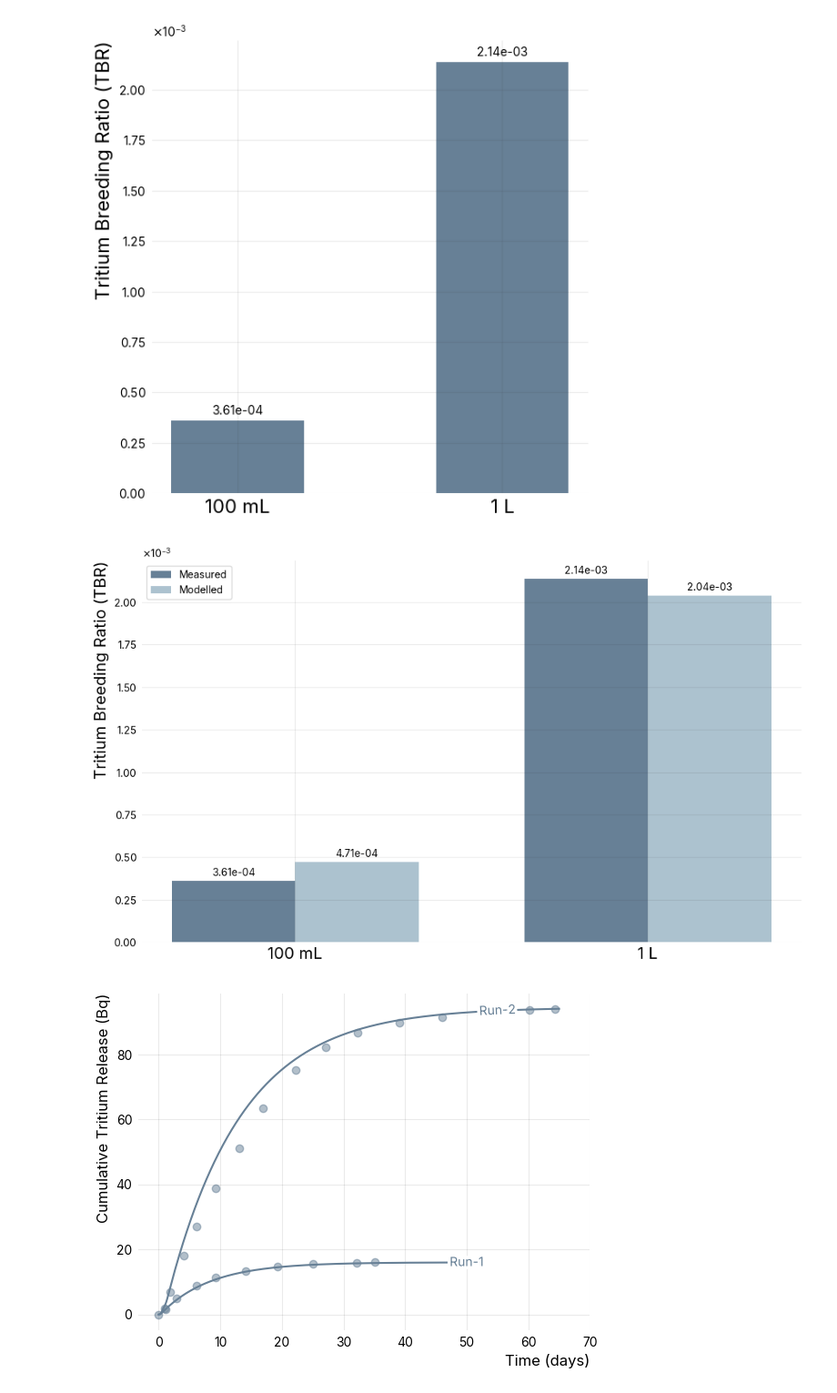
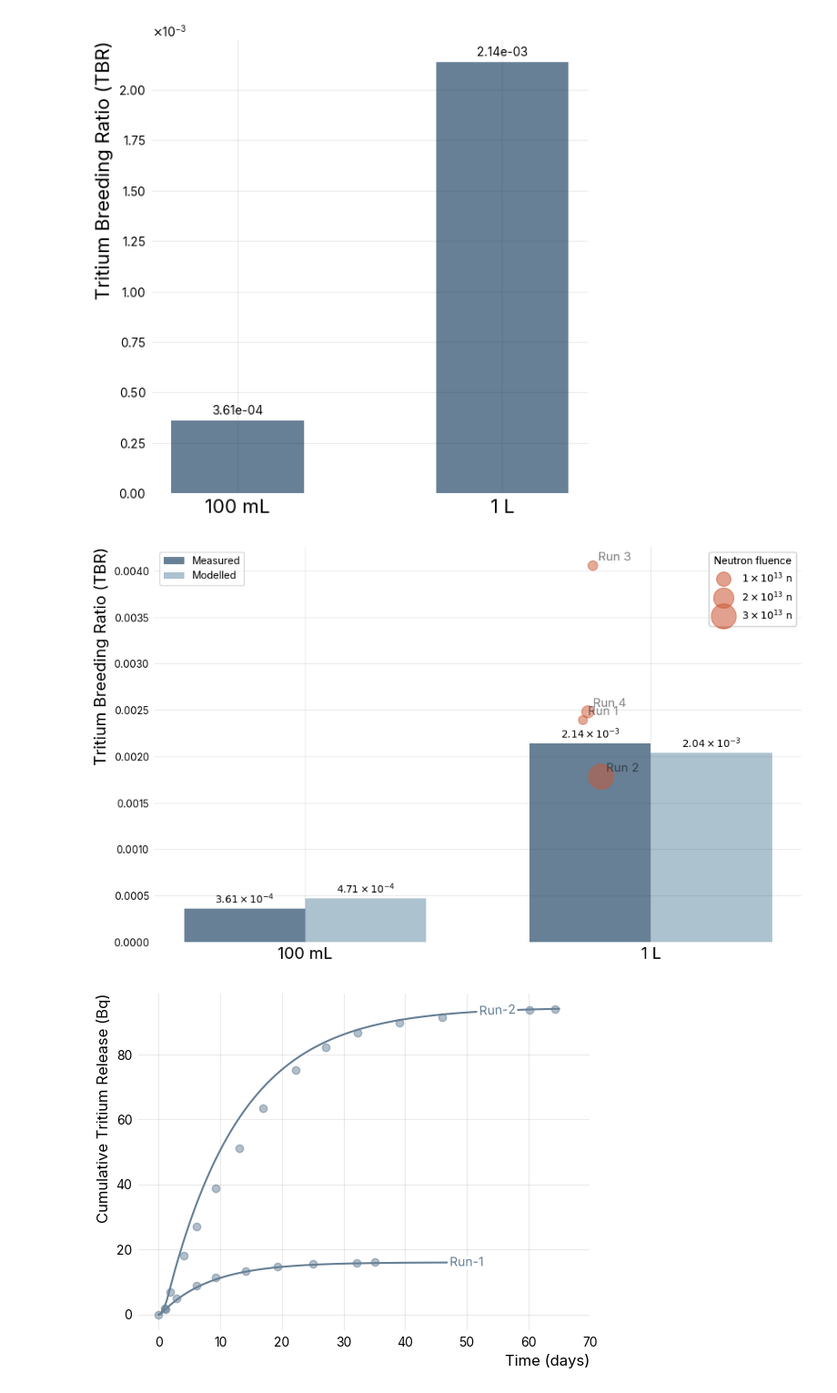
Before and after one commit to LIBRA-project/baby-1l-paper, a Jupyter notebook: main.ipynb, the cells around one changed output. Shown at 91% size. Saved outputs shown, nothing was run; the diff lists cells and outputs as text; code cells hidden in the pictures.

Commit message:
better tbr comparison

```diff
--- a/main.ipynb
+++ b/main.ipynb
@@ -248,6 +248,15 @@ plt.savefig("tbr_measurements.svg", bbox_inches="tight")
 plt.show()
 # %% [output]
 [figure]
+# %%
+def sci_formatter(x):
+    """Formats a number in scientific notation for LaTeX with times 10."""
+    # check if Nan
+    if pd.isna(x):
+        return "NaN"
+    exponent = np.floor(np.log10(x))
+    mantissa = x / 10**exponent
+    return f"${mantissa:.2f} \\times 10^{{{int(exponent)}}}$"
 # %%
 # plot of TBRs for 100 mL and 1L + comparison with OpenMC
 from matplotlib.ticker import ScalarFormatter
@@ -266,37 +275,91 @@ measured_bars = ax.bar(
     width,
     label="Measured",
 )
+
+
 modelled_bars = ax.bar(
     x + width / 2,
     [modelled_tbr_100ml, modelled_tbr_1l],
     width,
     label="Modelled",
 )
 
+x_jitter = np.random.normal(0, 0.02, 4)  # Jitter for x-axis
+# size of the dots proportional to the neutron fluence
+size = [
+    get_neutron_fluence(data_1l_run_1),
+    get_neutron_fluence(data_1l_run_2),
+    get_neutron_fluence(data_1l_run_3),
+    get_neutron_fluence(data_1l_run_4),
+]
+size_norm_factor = 5e10
+size = [s / size_norm_factor for s in size]  # Scale down for better visibility
+scatter = plt.scatter(
+    x=(1 - width / 2) + x_jitter[:4],
+    y=[df_tbr.loc[f"1L run {i}", "measured_tbr"] for i in range(1, 5)],
+    alpha=0.5,
+    s=size,
+)
+for i in range(1, 5):
+    plt.annotate(
+        f"Run {i}",
+        xy=((1 - width / 2) + x_jitter[i-1], df_tbr.loc[f"1L run {i}", "measured_tbr"]),
+        xytext=(5, 5),
+        fontsize=12,
+        textcoords="offset points",
+        alpha=0.5,
+    )
+
 
 # Set up scientific notation for y-axis
 formatter = ScalarFormatter(useMathText=True)
 formatter.set_scientific(True)
-formatter.set_powerlimits((-3, -3))  # Force power of -3
 ax.yaxis.set_major_formatter(formatter)
 
 # Add labels, title and custom x-axis tick labels
 ax.set_ylabel("Tritium Breeding Ratio (TBR)", fontsize=16)
 # ax.set_title("Comparison of Measured vs Modelled TBR", fontsize=16)
 ax.set_xticks(x)
 ax.set_xticklabels(["100 mL", "1 L"], fontsize=16)
 ax.legend()
 
 # Add value labels using the built-in bar_label method
-ax.bar_label(measured_bars, fmt="%.2e", padding=3)
-ax.bar_label(modelled_bars, fmt="%.2e", padding=3)
+ax.bar_label(measured_bars, fmt=sci_formatter, padding=3)
+ax.bar_label(modelled_bars, fmt=sci_formatter, padding=3)
 
+# Create size legend with proper normalization factor display
+handles, labels = scatter.legend_elements(prop="sizes", num=3)
+
+# Convert the size labels back to actual neutron fluence values
+new_labels = []
+for label in labels:
+    # Extract the numeric value from the label
+    size_val = float(label.strip('$').split('{')[1].split('}')[0])
+    # Convert back to actual neutron fluence by multiplying by normalization factor
+    actual_fluence = size_val * size_norm_factor
+    # Format as power of 10 using LaTeX
+    exponent = int(np.log10(actual_fluence))
+    mantissa = actual_fluence / (10**exponent)
+    new_labels.append(f'${mantissa:.0f} \\times 10^{{{exponent}}}$ n')
+
+
+bar_legend = ax.legend(loc="upper left")
+
+legend = ax.legend(handles, new_labels, title="Neutron fluence")
+
+# Color the legend circles
+for i, handle in enumerate(legend.legend_handles):
+    handle.set_color(scatter.get_facecolor())
+    handle.set_alpha(scatter.get_alpha())
+
+ax.add_artist(legend)
+ax.add_artist(bar_legend)
 
 plt.tight_layout()
 plt.savefig("tbr_comparison.pdf")
 plt.show()
 # %% [output]
-[figure, old version]
+[figure, new version]
 # %%
 from libra_toolbox.tritium.model import Model
 
```
Also changed, not shown: parts of 5 cells of this notebook.
